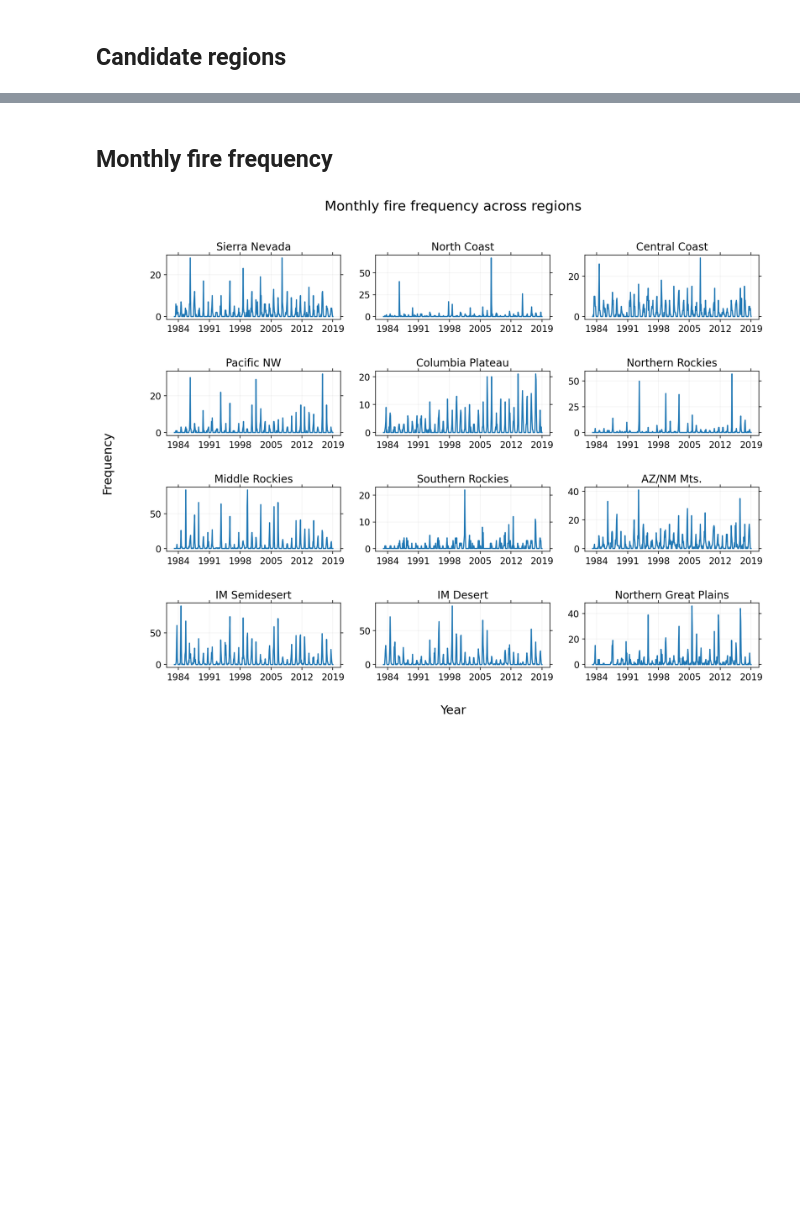
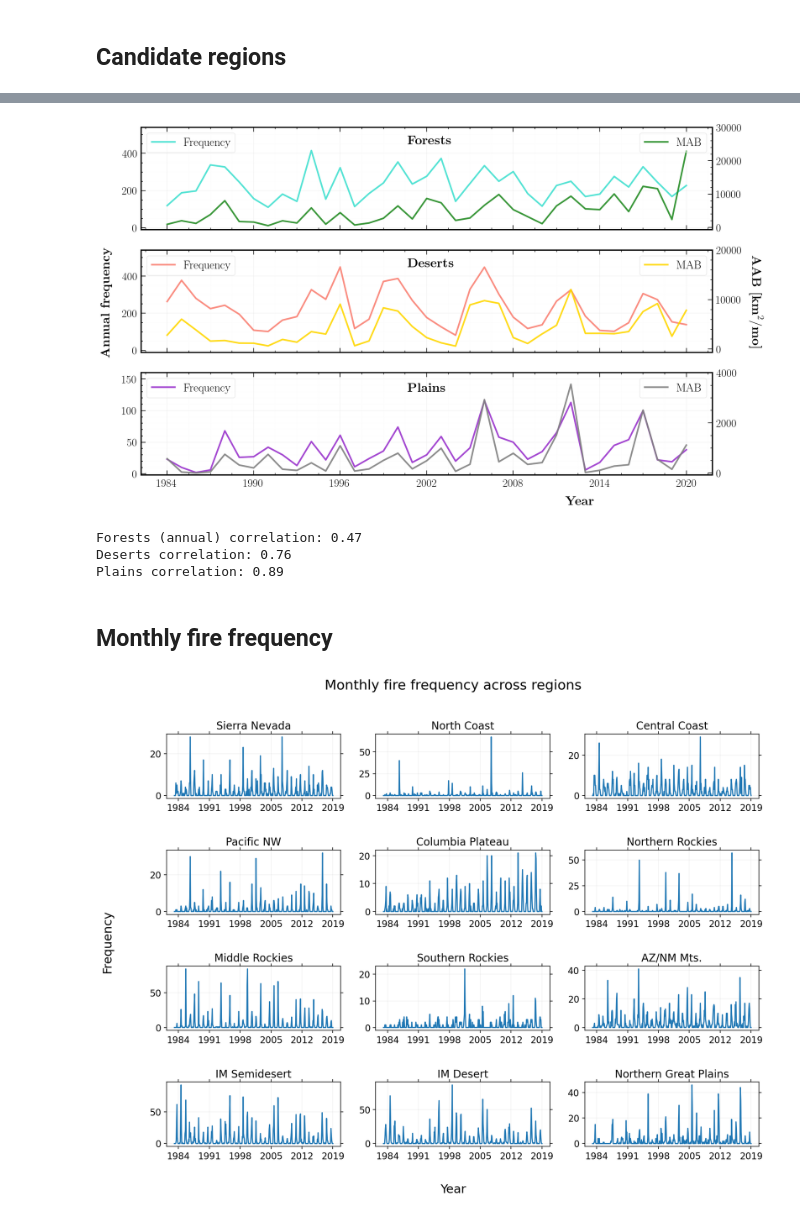
Before and after one commit to jtbuch/smlfire1.0, a Jupyter notebook: notebooks/fire_frequency_climate.ipynb, the cells around one changed output, grey strips where cells are left out. Saved outputs shown, nothing was run; the diff lists cells and outputs as text; code cells hidden in the pictures; blank space fills up the shorter version.

```diff
--- a/notebooks/fire_frequency_climate.ipynb
+++ b/notebooks/fire_frequency_climate.ipynb
@@ -282 +280,11 @@ plains_size_all= np.sum([mon_burned_area(firefile= fire_file, regindx= r+1) for
+# %%
+yr_arr= np.arange(0, 445, 12)
+
+forest_ann_freq_all= [np.sum(forest_freq_all[yr_arr[i]:yr_arr[i+1]]) for i in range(len(yr_arr) - 1)]
+desert_ann_freq_all= [np.sum(desert_freq_all[yr_arr[i]:yr_arr[i+1]]) for i in range(len(yr_arr) - 1)]
+plains_ann_freq_all= [np.sum(plains_freq_all[yr_arr[i]:yr_arr[i+1]]) for i in range(len(yr_arr) - 1)]
+
+forest_ann_size_all= [np.sum(forest_size_all[yr_arr[i]:yr_arr[i+1]]) for i in range(len(yr_arr) - 1)]
+desert_ann_size_all= [np.sum(desert_size_all[yr_arr[i]:yr_arr[i+1]]) for i in range(len(yr_arr) - 1)]
+plains_ann_size_all= [np.sum(plains_size_all[yr_arr[i]:yr_arr[i+1]]) for i in range(len(yr_arr) - 1)]
 # %%
@@ -367,3 +383,62 @@ ax3.legend(loc='upper left', frameon= True, fontsize= 18);
+# %%
+fig= plt.figure(figsize=(16, 10))
+fig.text(0.07, 0.5, r'{\bf Annual frequency}', va='center', rotation='vertical', fontsize= 20);
+fig.text(0.72, 0.06, r'{\bf Year}', ha='center', fontsize= 20)
+fig.text(0.95, 0.5, r'{\bf AAB [${\bf km}^2/{\bf mo}$]}', va='center', rotation= 270, fontsize= 20);
+gs = fig.add_gridspec(3, 4)
+
+ax1= fig.add_subplot(gs[0:1, :])
+ax1_alt= ax1.twinx()
+ax1_alt.plot(yr_arr[:-1], forest_ann_size_all, color= 'forestgreen', label= 'MAB')
+ax1.plot(yr_arr[:-1], forest_ann_freq_all, color= 'turquoise', label= 'Frequency');
+ax1.set_ylim(-10, 540);
+ax1_alt.set_ylim(-650, 30000);
+ax1.set_xticks((year_arr - 1984)*12);
+ax1.set_xticklabels([])
+ax1.grid(b=True, which='major', color='black', alpha=0.05, linestyle='-');
+ax1.grid(b=True, which='minor', color='black', alpha=0.01, linestyle='-');
+ax1.text(200, 450, r"{\bf Forests}", fontsize= 20);
+ax1_alt.legend(loc='upper right', frameon= True, fontsize= 18);
+ax1.legend(loc='upper left', frameon= True, fontsize= 18);
+
+ax2= fig.add_subplot(gs[1:2, :])
+ax2_alt= ax2.twinx()
+ax2_alt.plot(yr_arr[:-1], desert_ann_size_all, color= 'gold', label= 'MAB')
+ax2.plot(yr_arr[:-1], desert_ann_freq_all, color= 'salmon', label= 'Frequency');
+ax2.set_ylim(-10, 540)
+ax2_alt.set_ylim(-650, 20000);
+ax2.set_xticks((year_arr - 1984)*12);
+ax2.set_xticklabels([])
+ax2.grid(b=True, which='major', color='black', alpha=0.05, linestyle='-');
+ax2.grid(b=True, which='minor', color='black', alpha=0.01, linestyle='-');
+ax2.text(200, 450, r"{\bf Deserts}", fontsize= 20);
+ax2_alt.legend(loc='upper right', frameon= True, fontsize= 18);
+ax2.legend(loc='upper left', frameon= True, fontsize= 18);
+
+ax3= fig.add_subplot(gs[2:3, :])
+ax3_alt= ax3.twinx()
+ax3_alt.plot(yr_arr[:-1], plains_ann_size_all, color= 'gray', label= 'MAB')
+ax3.plot(yr_arr[:-1], plains_ann_freq_all, color= 'darkorchid', label= 'Frequency');
+ax3.set_xticks((year_arr - 1984)*12);
+ax3.set_xticklabels(year_arr)
+ax3.set_ylim(-2, 160);
+ax3_alt.set_ylim(-75, 4000);
+ax3.grid(b=True, which='major', color='black', alpha=0.05, linestyle='-');
+ax3.grid(b=True, which='minor', color='black', alpha=0.01, linestyle='-');
+ax3.text(200, 130, r"{\bf Plains}", fontsize= 20);
+ax3_alt.legend(loc='upper right', frameon= True, fontsize= 18);
+ax3.legend(loc='upper left', frameon= True, fontsize= 18);
+#plt.savefig('../paper_plots/intro_plot_alt.pdf', bbox_inches='tight', dpi= 300);
+# %% [output]
+[figure, added]
+# %%
+print("Forests (annual) correlation: %.2f"%stats.pearsonr(forest_ann_freq_all, forest_ann_size_all)[0])
+print("Deserts correlation: %.2f"%stats.pearsonr(desert_ann_freq_all, desert_ann_size_all)[0])
+print("Plains correlation: %.2f"%stats.pearsonr(plains_ann_freq_all, plains_ann_size_all)[0])
+# %% [output]
+Forests (annual) correlation: 0.47
+Deserts correlation: 0.76
+Plains correlation: 0.89
 # %% [markdown]
 ## Monthly fire frequency
 # %%
```
Also changed, not shown: parts of 7 cells of this notebook, 52 other files.
